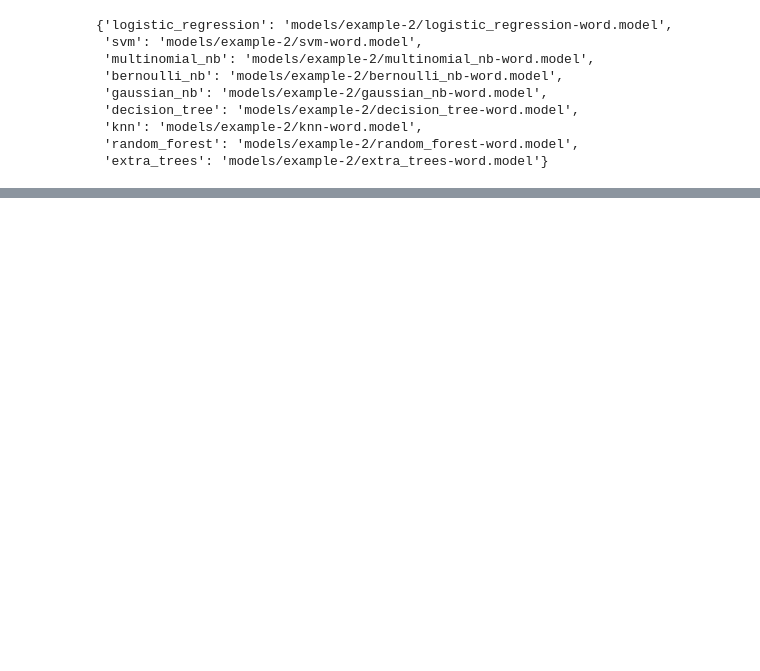
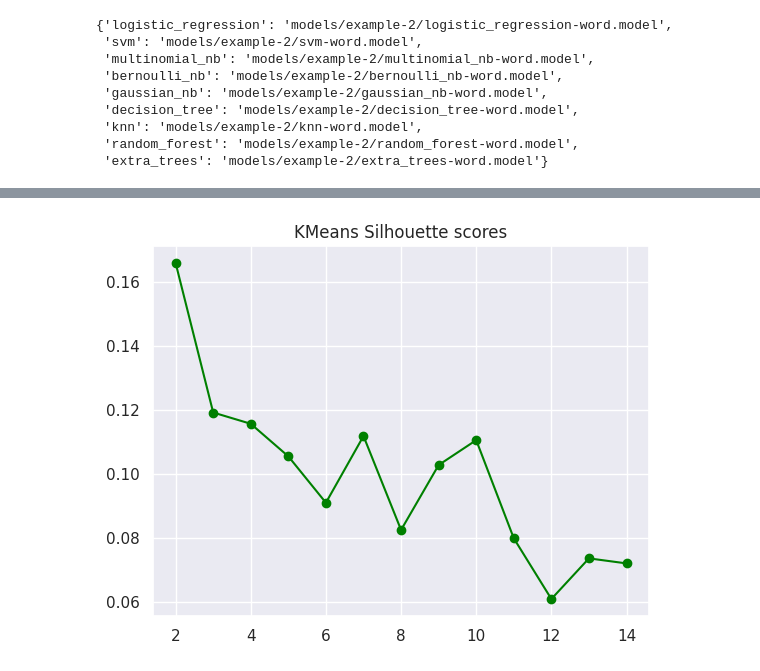
Before and after one commit to anand817/ml-classification, a Jupyter notebook: example-2.ipynb, the cells around one changed output, grey strips where cells are left out. Saved outputs shown, nothing was run; the diff lists cells and outputs as text; code cells hidden in the pictures; blank space fills up the shorter version.

```diff
--- a/example-2.ipynb
+++ b/example-2.ipynb
@@ -303,0 +323,20 @@ test(s='podcasters  look to net money nasa is doing it  14-year-old boys in bedr
+# %%
+silhouette_scores = []
+n_clusters = np.arange(2, 15)
+
+def calculate_silhouttes(X, labels):
+    avg_silhouette = silhouette_score(X, labels, random_state=32)
+    silhouette_scores.append(avg_silhouette)
+
+for i, k in enumerate(n_clusters):
+    kmeans.set_params(n_clusters=k)
+    labels = kmeans.fit_predict(X_tfidf)
+    X_transf = kmeans.transform(X_tfidf)
+    calculate_silhouttes(X_transf, labels)
+
+
+plt.title("KMeans Silhouette scores")
+plt.plot(n_clusters, silhouette_scores, color="green", marker="o")
+plt.show()
+# %% [output]
+[figure, added]
```
Also changed, not shown: parts of 6 cells of this notebook, 2 other files.
